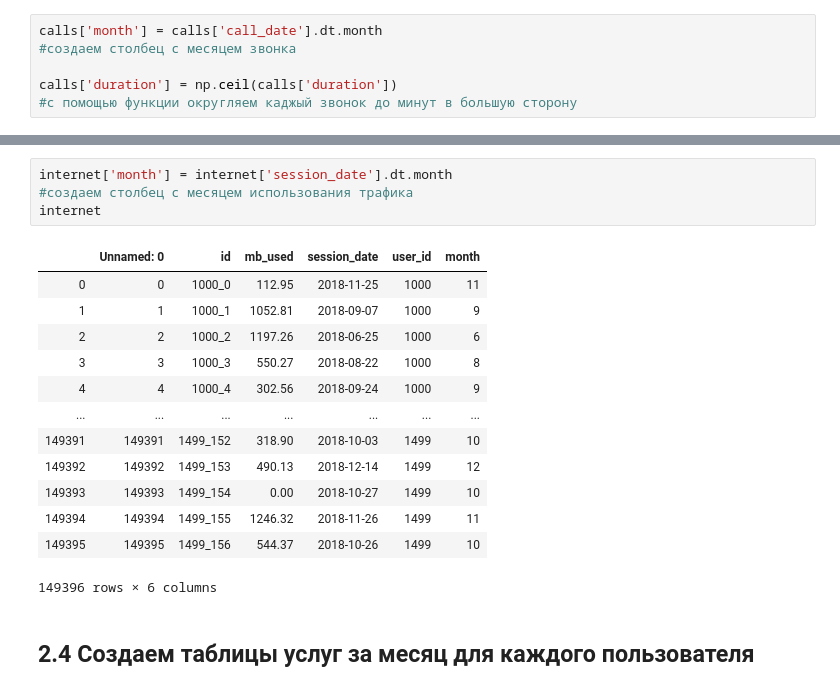
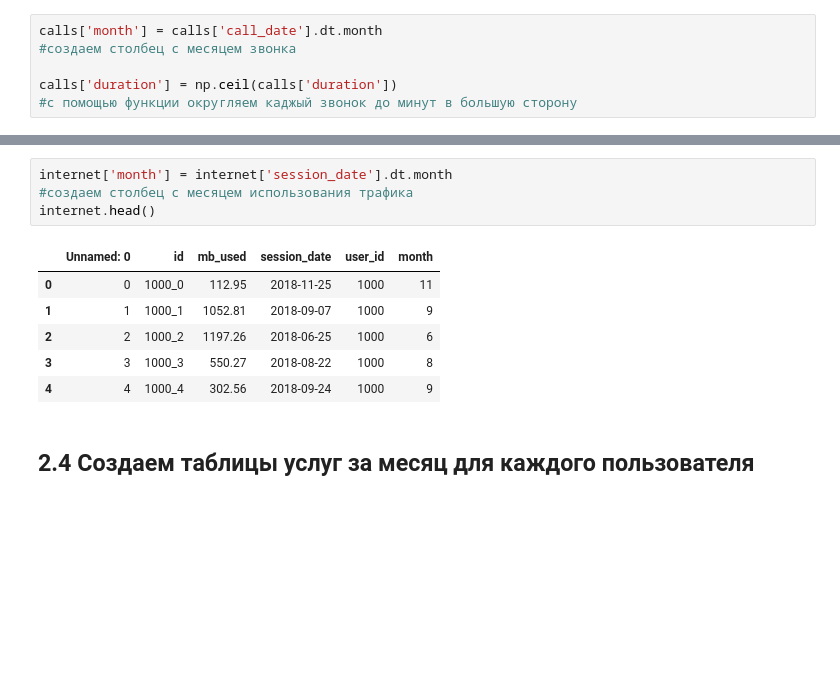
Before and after one commit to danyashipilov/yandex-practicum_projekts, a Jupyter notebook: Определение перспективного тарифа для телеком-компании/tariff for a telecom company.ipynb, the cells around one changed output, grey strips where cells are left out. Drawn from its saved outputs; the diff is of its cells as text; blank space fills up the shorter version.

```diff
--- a/Определение перспективного тарифа для телеком-компании/Determination of a promising tariff for a telecom company.ipynb
+++ b/Определение перспективного тарифа для телеком-компании/tariff for a telecom company.ipynb
@@ -377,21 +271,14 @@ calls
 # %%
 internet['month'] = internet['session_date'].dt.month
 #создаем столбец с месяцем использования трафика
-internet
+internet.head()
 # %% [output]
 |  | Unnamed: 0 | id | mb_used | session_date | user_id | month |
 | 0 | 0 | 1000_0 | 112.95 | 2018-11-25 | 1000 | 11 |
 | 1 | 1 | 1000_1 | 1052.81 | 2018-09-07 | 1000 | 9 |
 | 2 | 2 | 1000_2 | 1197.26 | 2018-06-25 | 1000 | 6 |
 | 3 | 3 | 1000_3 | 550.27 | 2018-08-22 | 1000 | 8 |
 | 4 | 4 | 1000_4 | 302.56 | 2018-09-24 | 1000 | 9 |
-| ... | ... | ... | ... | ... | ... | ... |
-| 149391 | 149391 | 1499_152 | 318.90 | 2018-10-03 | 1499 | 10 |
-| 149392 | 149392 | 1499_153 | 490.13 | 2018-12-14 | 1499 | 12 |
-| 149393 | 149393 | 1499_154 | 0.00 | 2018-10-27 | 1499 | 10 |
-| 149394 | 149394 | 1499_155 | 1246.32 | 2018-11-26 | 1499 | 11 |
-| 149395 | 149395 | 1499_156 | 544.37 | 2018-10-26 | 1499 | 10 |
-149396 rows × 6 columns
 # %% [markdown]
 ## 2.4 Создаем таблицы услуг за месяц для каждого пользователя
 # %%
```
Also changed, not shown: parts of 36 cells of this notebook.
